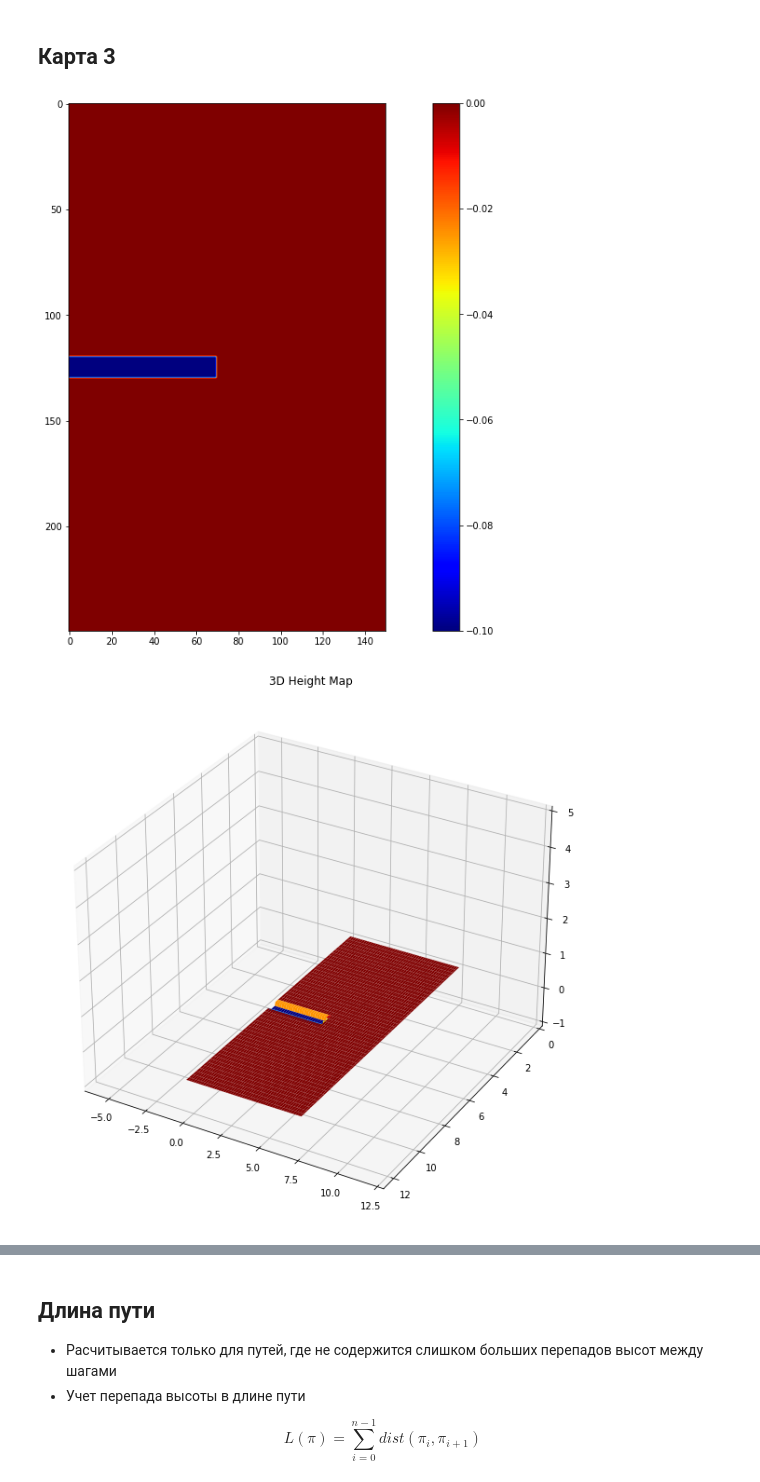
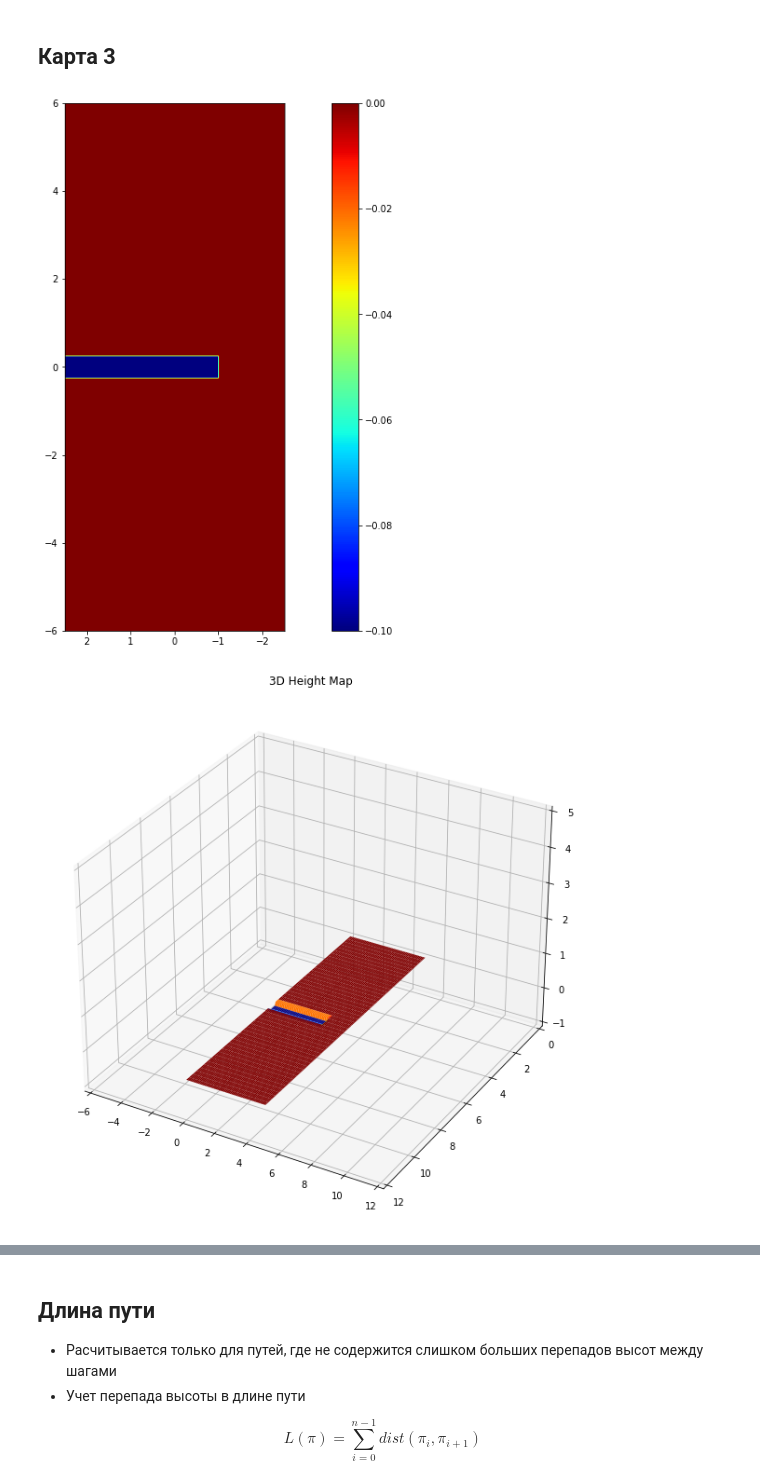
Before and after one commit to FastSense/mppic, a Jupyter notebook: mppic/experiments/experiments_processing/processing.ipynb, the cells around one changed output, grey strips where cells are left out. Cells and saved outputs as stored; diff of their text form; code cells hidden in the pictures.

```diff
--- a/mppic/experiments/experiments_processing/processing.ipynb
+++ b/mppic/experiments/experiments_processing/processing.ipynb
@@ -113,24 +174,21 @@ plt.show()
 # %% [markdown]
 ## Карта 3
 # %%
-map_size_3 = (250, 150) # pixels
-map_3 = np.zeros(map_size_2)
+map_size_3 = (240, 100) # pixels
+map_3 = np.zeros(map_size_3)
 resolution = 0.05 # meters
 
-hole_center = (125, 35) # pixels
+hole_center = (120, 35) # pixels
 hole_half_size = (5, 35) # pixels
 hole_depth = 0.1 # meters
 
 map_3[hole_center[0] - hole_half_size[0]:hole_center[0] + hole_half_size[0],
       hole_center[1] - hole_half_size[1]:hole_center[1] + hole_half_size[1]] = -hole_depth
 # %%
-fig = plt.figure()
-fig.set_size_inches(18.5, 10.5)
-p = plt.imshow(map_3, cmap='jet')
-plt.colorbar(p)
+draw_map_2d(map_3, resolution)
 plt.show()
 # %% [output]
-[figure, old version]
+[figure, new version]
 # %%
 z = map_3
 x_real = resolution * np.array(range(z.shape[1]))
@@ -148,7 +206,7 @@ ax.set_xlim(-z.shape[0] * resolution/2, z.shape[0] * resolution)
 plt.title('3D Height Map')
 plt.show()
 # %% [output]
-[figure, old version]
+[figure, new version]
 # %% [markdown]
 # Оценки путей
 
```
Also changed, not shown: parts of 42 cells of this notebook, 5 other files.
